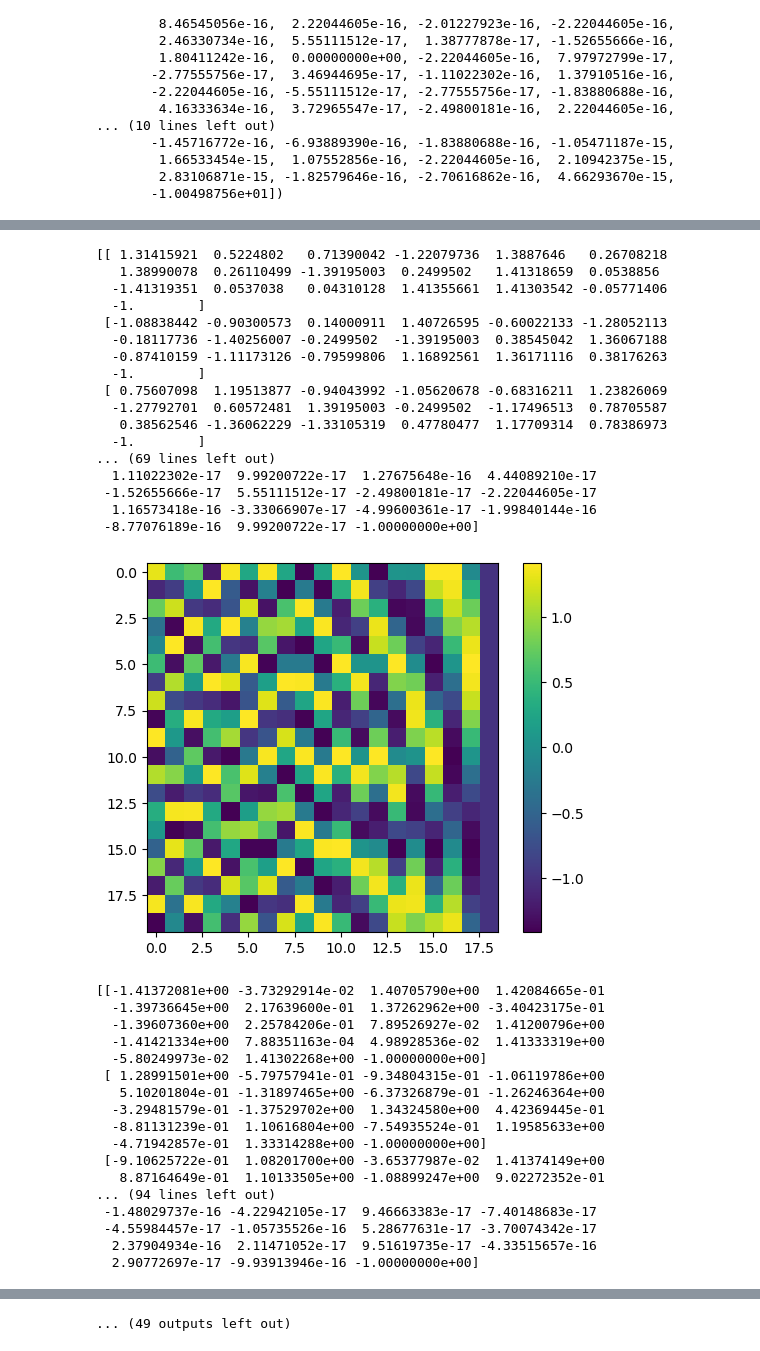
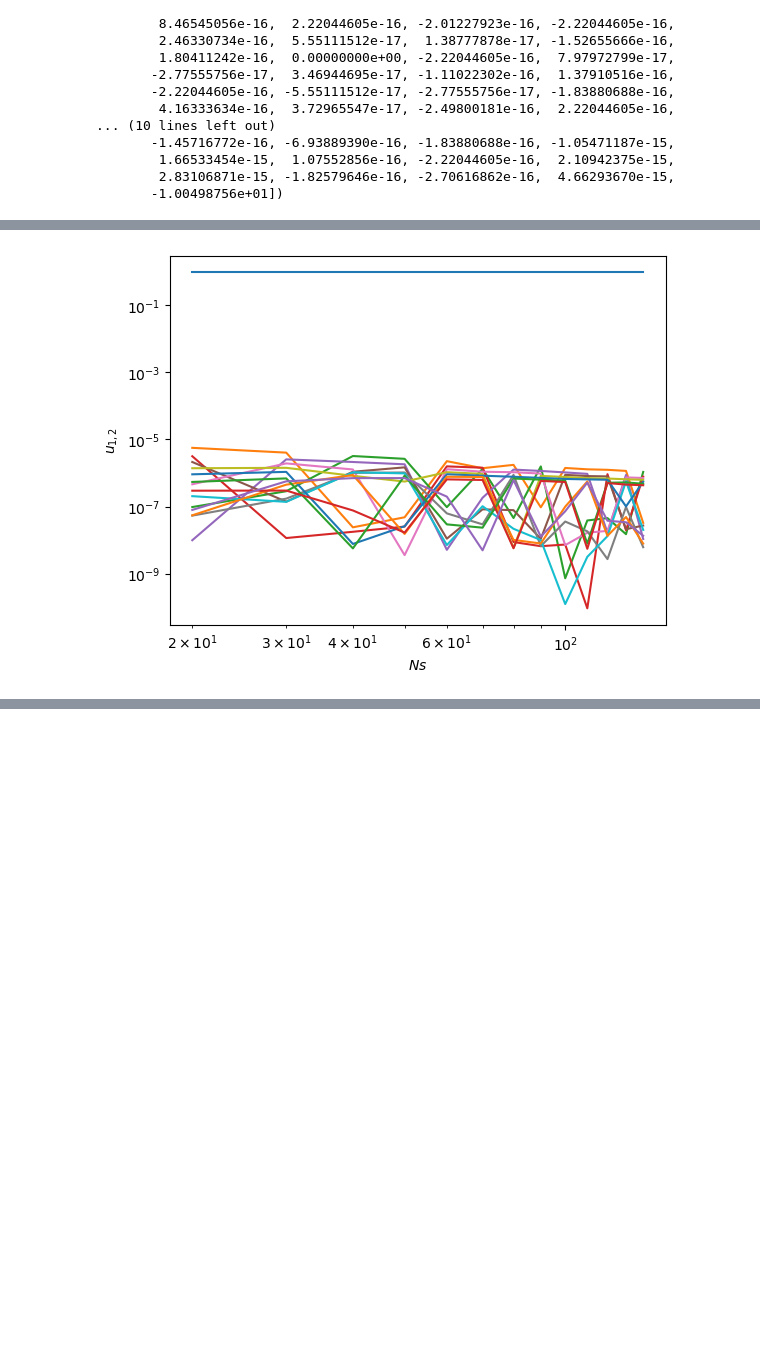
Before and after one commit to chuan97/long-range-ising, a Jupyter notebook: test.ipynb, the cells around one changed output, grey strips where cells are left out. Saved outputs shown, nothing was run; the diff lists cells and outputs as text; code cells hidden in the pictures; blank space fills up the shorter version.

```diff
--- a/test.ipynb
+++ b/test.ipynb
@@ -509,7 +509,7 @@ M = int(np.sqrt(N) * np.log(N))
 beta = 10
 wz = 1
 J0 = 1
-alpha = 0.5
+alpha = 0.9
 
 gs = 0.00 * np.ones(N)
 
@@ -563,72 +563,38 @@ plt.show()
 # %%
-Ns = np.arange(20, 50, 1)
+Ns = np.arange(20, 150, 10)
 J0 = 1
 beta = 10
 wz = 1
-alpha = 0.5
+alpha = 0.9
 
 
 ukss = []
 for N in Ns:
     J = interactions.powerlaw_pbc(N, alpha)
     J = interactions.shift(J, 0.0)
     J = J0 * interactions.rescale(J)
     ws, lams = utils.dicke_from_ising(J, 1e-6)
 
     gs = 0.00 * np.ones(N)
-    g0 = 5
+    g0 = 0.005
     gs[0] = g0
     M = int(np.sqrt(N) * np.log(N))
     #print(ws[-1] * J0)
     #print(np.sqrt(N) * lams[:, 0])
     #plt.imshow(lams)
     #plt.show()
     #ws, lams = utils.truncate_dicke(ws, lams, M)
     mags, uks = dicke.mag_longitudinal_debug(beta, wz, ws, np.sqrt(N) * lams, gs, N)
     uks = np.abs(uks[::-1])
     ukss.append(uks[:15])
 
 plt.plot(Ns, ukss)
 #plt.axvline(0.25, c='k', lw=0.5)
 #plt.axhline(1.00, c='k', lw=0.5)
 plt.xscale('log')
 plt.yscale('log')
 plt.xlabel(r'$Ns$')
 plt.ylabel(r'$u_{1, 2}$')
 plt.show()
 # %% [output]
-[[ 1.31415921  0.5224802   0.71390042 -1.22079736  1.3887646   0.26708218
-   1.38990078  0.26110499 -1.39195003  0.2499502   1.41318659  0.0538856
-  -1.41319351  0.0537038   0.04310128  1.41355661  1.41303542 -0.05771406
-  -1.        ]
- [-1.08838442 -0.90300573  0.14000911  1.40726595 -0.60022133 -1.28052113
-  -0.18117736 -1.40256007 -0.2499502  -1.39195003  0.38545042  1.36067188
-  -0.87410159 -1.11173126 -0.79599806  1.16892561  1.36171116  0.38176263
-  -1.        ]
- [ 0.75607098  1.19513877 -0.94043992 -1.05620678 -0.68316211  1.23826069
-  -1.27792701  0.60572481  1.39195003 -0.2499502  -1.17496513  0.78705587
-   0.38562546 -1.36062229 -1.33105319  0.47780477  1.17709314  0.78386973
-  -1.        ]
-... (69 lines left out)
-  1.11022302e-17  9.99200722e-17  1.27675648e-16  4.44089210e-17
- -1.52655666e-17  5.55111512e-17 -2.49800181e-17 -2.22044605e-17
-  1.16573418e-16 -3.33066907e-17 -4.99600361e-17 -1.99840144e-16
- -8.77076189e-16  9.99200722e-17 -1.00000000e+00]
-[figure, old version]
+[figure, new version]
-[[-1.41372081e+00 -3.73292914e-02  1.40705790e+00  1.42084665e-01
-  -1.39736645e+00  2.17639600e-01  1.37262962e+00 -3.40423175e-01
-  -1.39607360e+00  2.25784206e-01  7.89526927e-02  1.41200796e+00
-  -1.41421334e+00  7.88351163e-04  4.98928536e-02  1.41333319e+00
-  -5.80249973e-02  1.41302268e+00 -1.00000000e+00]
- [ 1.28991501e+00 -5.79757941e-01 -9.34804315e-01 -1.06119786e+00
-   5.10201804e-01 -1.31897465e+00 -6.37326879e-01 -1.26246364e+00
-  -3.29481579e-01 -1.37529702e+00  1.34324580e+00  4.42369445e-01
-  -8.81131239e-01  1.10616804e+00 -7.54935524e-01  1.19585633e+00
-  -4.71942857e-01  1.33314288e+00 -1.00000000e+00]
- [-9.10625722e-01  1.08201700e+00 -3.65377987e-02  1.41374149e+00
-   8.87164649e-01  1.10133505e+00 -1.08899247e+00  9.02272352e-01
-... (94 lines left out)
- -1.48029737e-16 -4.22942105e-17  9.46663383e-17 -7.40148683e-17
- -4.55984457e-17 -1.05735526e-16  5.28677631e-17 -3.70074342e-17
-  2.37904934e-16  2.11471052e-17  9.51619735e-17 -4.33515657e-16
-  2.90772697e-17 -9.93913946e-16 -1.00000000e+00]
@@ -708 +600,0 @@ plt.show()
-... (49 outputs left out)
```
Also changed, not shown: parts of 7 cells of this notebook, 2 other files.
